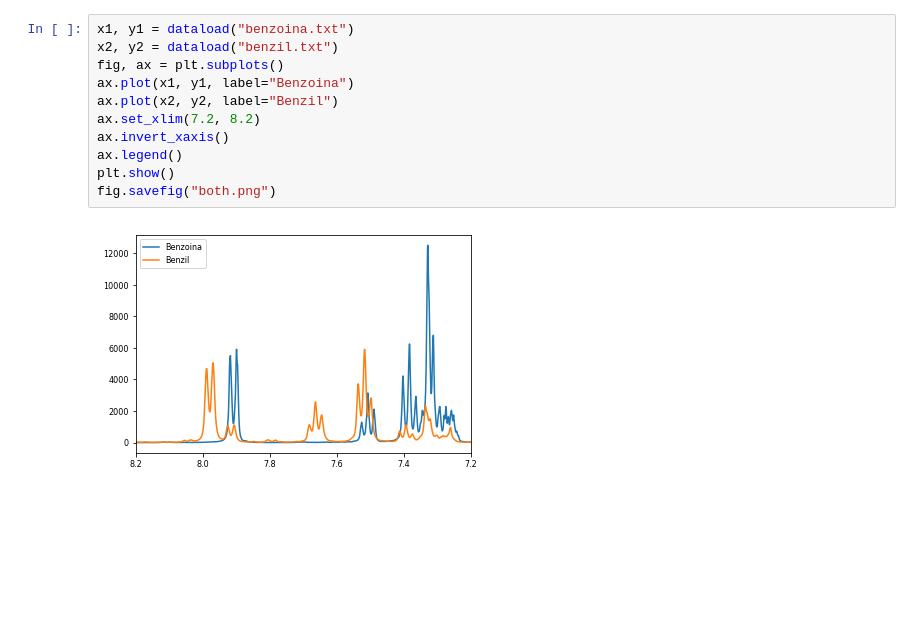
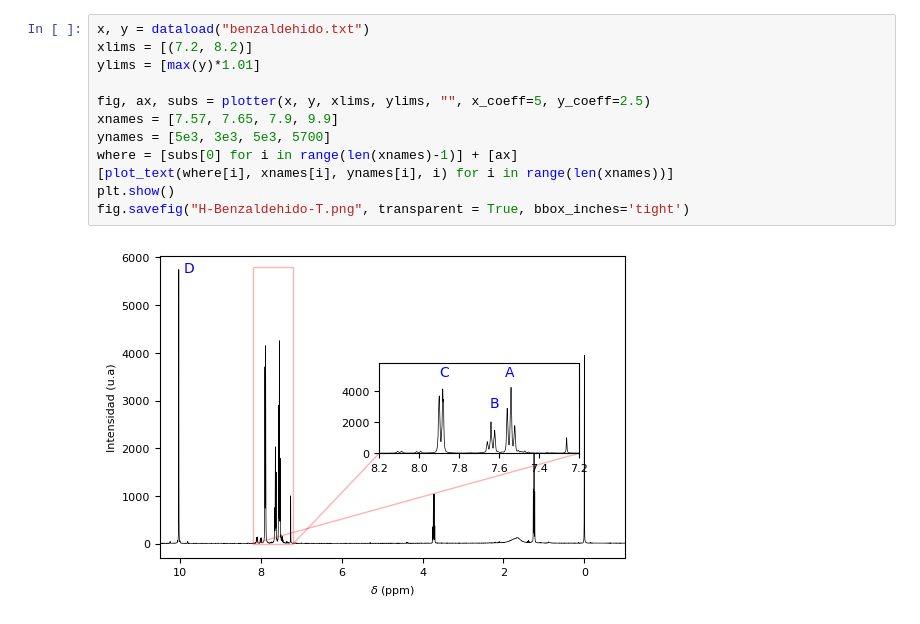
Before and after one commit to jsbarbosa/study-happiness, a Jupyter notebook: Lab Q. Avanzada/Organica/data/Elucidacion.ipynb, the cells around one changed output. Saved outputs shown, nothing was run; the diff lists cells and outputs as text; blank space fills up the shorter version.

```diff
--- a/Lab Q. Avanzada/Organica/data/Elucidacion.ipynb
+++ b/Lab Q. Avanzada/Organica/data/Elucidacion.ipynb
@@ -55,13 +70,14 @@ plt.show()
-# %%
-x1, y1 = dataload("benzoina.txt")
-x2, y2 = dataload("benzil.txt")
-fig, ax = plt.subplots()
-ax.plot(x1, y1, label="Benzoina")
-ax.plot(x2, y2, label="Benzil")
-ax.set_xlim(7.2, 8.2)
-ax.invert_xaxis()
-ax.legend()
-plt.show()
-fig.savefig("both.png")
-# %% [output]
-[figure, removed]
+# %%
+x, y = dataload("benzaldehido.txt")
+xlims = [(7.2, 8.2)]
+ylims = [max(y)*1.01]
+
+fig, ax, subs = plotter(x, y, xlims, ylims, "", x_coeff=5, y_coeff=2.5)
+xnames = [7.57, 7.65, 7.9, 9.9]
+ynames = [5e3, 3e3, 5e3, 5700]
+where = [subs[0] for i in range(len(xnames)-1)] + [ax]
+[plot_text(where[i], xnames[i], ynames[i], i) for i in range(len(xnames))]
+plt.show()
+fig.savefig("H-Benzaldehido-T.png", transparent = True, bbox_inches='tight')
+# %% [output]
+[figure, added]
```
Also changed, not shown: parts of 3 cells of this notebook, 34 other files.
